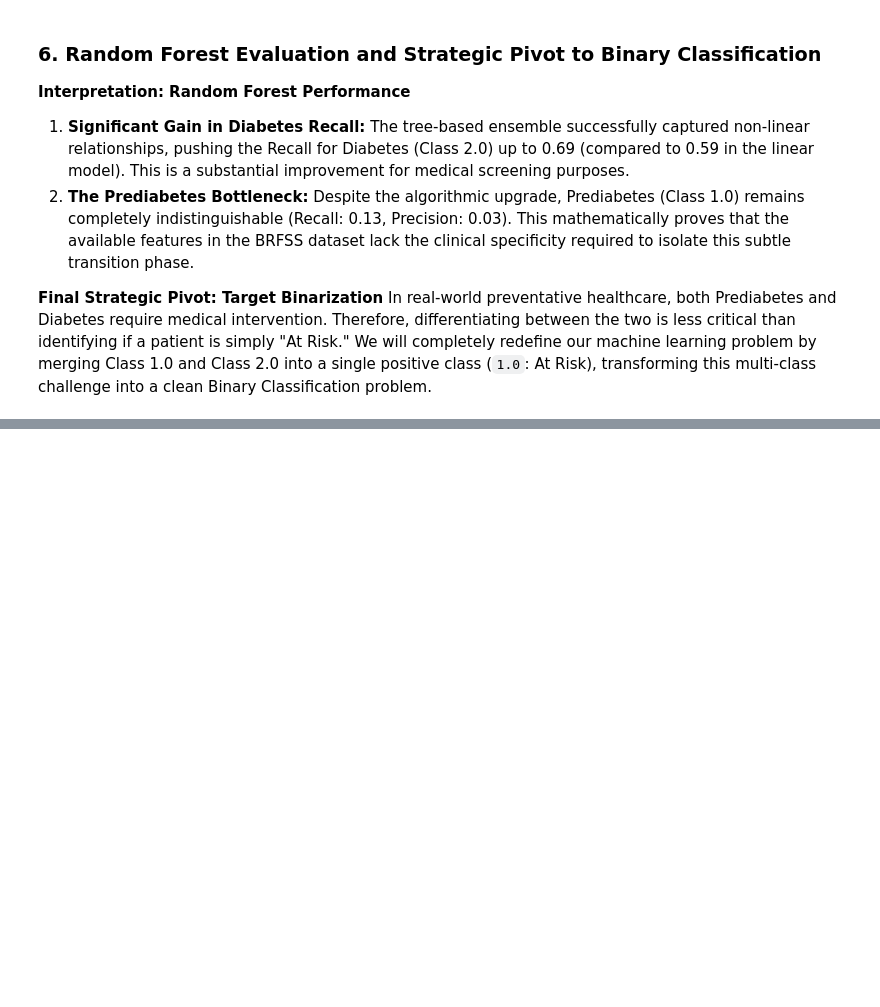
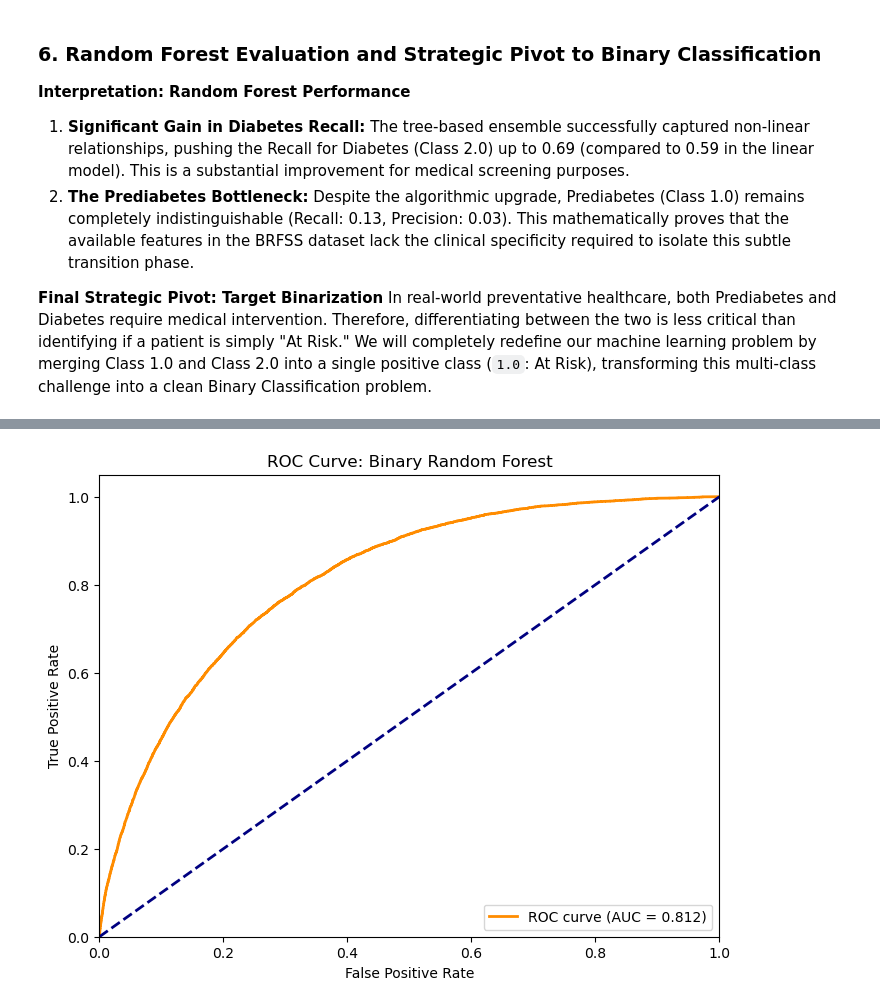
Before and after one commit to jayjay0317/Diabetes-ML-Pipeline-Analysis, a Jupyter notebook: 02_Diabetes_Model_Training.ipynb, the cells around one changed output, grey strips where cells are left out. Cells and saved outputs as stored; diff of their text form; code cells hidden in the pictures; blank space fills up the shorter version.

Commit message:
Update notebook02: randomforest roc, auc

```diff
--- a/02_Diabetes_Model_Training.ipynb
+++ b/02_Diabetes_Model_Training.ipynb
@@ -204,3 +204,10 @@ weighted avg       0.83      0.67      0.72     45957
 
 **Final Strategic Pivot: Target Binarization**
 In real-world preventative healthcare, both Prediabetes and Diabetes require medical intervention. Therefore, differentiating between the two is less critical than identifying if a patient is simply "At Risk." We will completely redefine our machine learning problem by merging Class 1.0 and Class 2.0 into a single positive class (`1.0`: At Risk), transforming this multi-class challenge into a clean Binary Classification problem.
+# %%
+# Merge Prediabetes (1.0) and Diabetes (2.0) into '1.0'
+y_train_binary = y_train.replace({2.0: 1.0})
+y_test_binary = y_test.replace({2.0: 1.0})
+
+print('Target variable successfully binarized.')
+print('New Train Distribution:\n', y_train_binary.value_counts(normalize=True).round(3))
@@ -206,0 +221,8 @@ In real-world preventative healthcare, both Prediabetes and Diabetes require med
+# %%
+# Re-train the Random Forest Pipeline on the binary target
+rf_pipeline.fit(X_train, y_train_binary)
+# Predict and evaluate
+y_pred_binary = rf_pipeline.predict(X_test)
+
+print('Classification Report (Binary Random Forest)\n')
+print(classification_report(y_test_binary, y_pred_binary))
@@ -206,0 +248,23 @@ In real-world preventative healthcare, both Prediabetes and Diabetes require med
+# %%
+from sklearn.metrics import roc_curve, auc
+
+# Probabilities for the positive class (1.0)
+y_pred_proba = rf_pipeline.predict_proba(X_test)[:, 1]
+
+# Compute ROC metrics
+fpr, tpr, thresholds = roc_curve(y_test_binary, y_pred_proba)
+roc_auc = auc(fpr, tpr)
+
+# Visualize ROC Curve
+plt.figure(figsize=(8, 6))
+plt.plot(fpr, tpr, color='darkorange', lw=2, label=f'ROC curve (AUC = {roc_auc:.3f})')
+plt.plot([0, 1], [0, 1], color='navy', lw=2, linestyle='--')
+plt.xlim([0.0, 1.0])
+plt.ylim([0.0, 1.05])
+plt.xlabel('False Positive Rate')
+plt.ylabel('True Positive Rate')
+plt.title('ROC Curve: Binary Random Forest')
+plt.legend(loc='lower right')
+plt.show()
+# %% [output]
+[figure, added]
```
Also changed, not shown: parts of 5 cells of this notebook.
